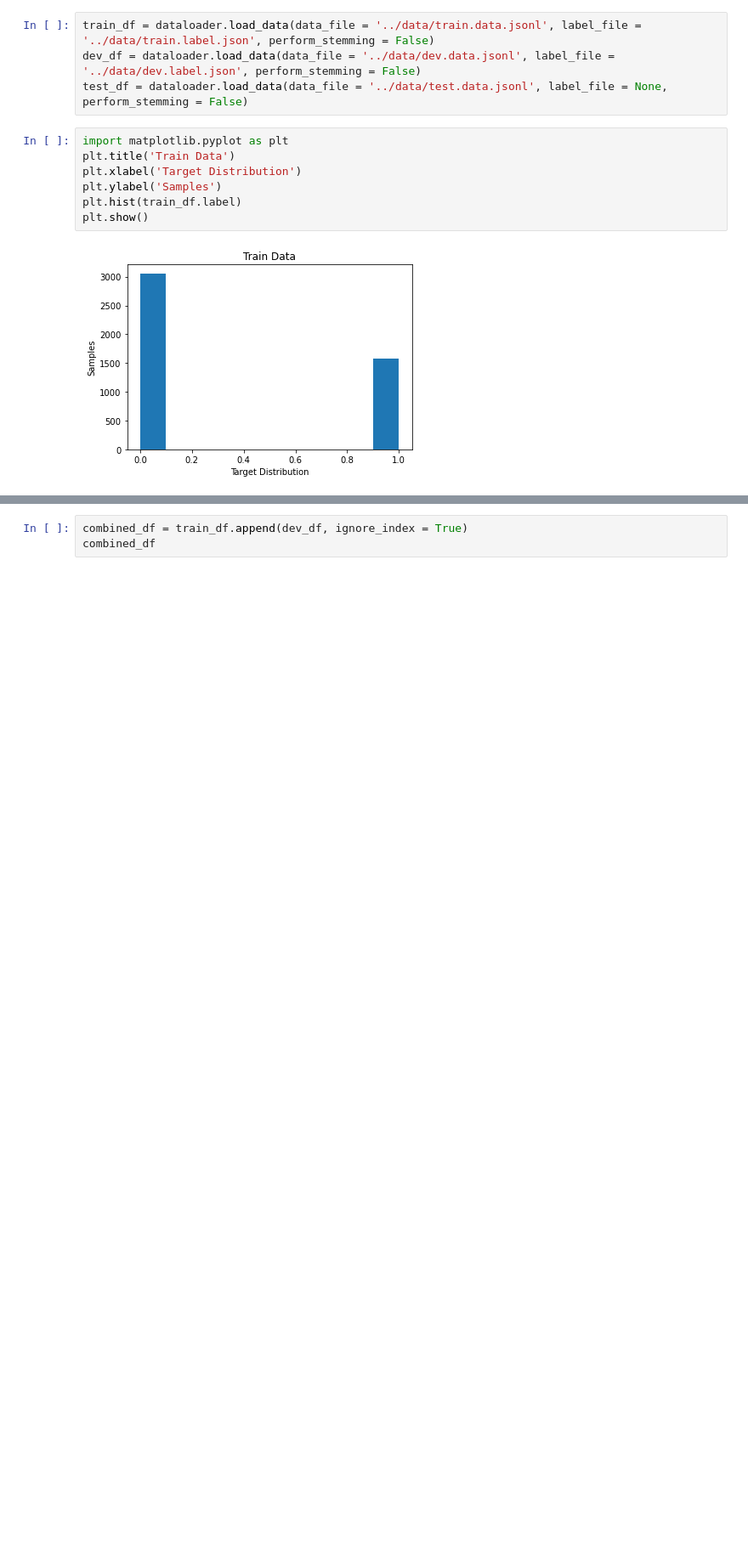
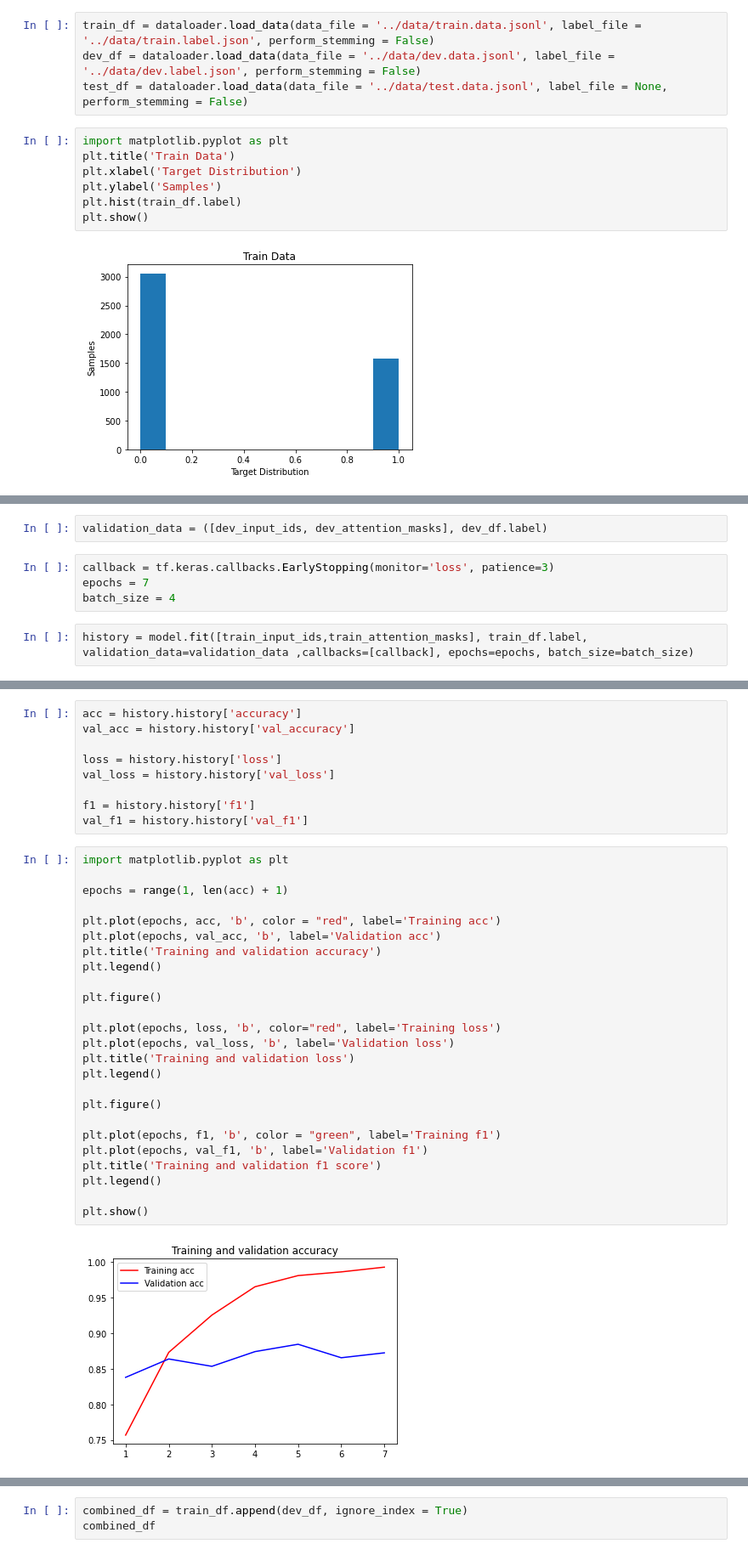
Before and after one commit to Bachfischer/COMP90042-Rumour-Detection-on-Twitter, a Jupyter notebook: src/01_rumour_detection_tf_with_huggingface_model_hub.ipynb, the cells around one changed output, grey strips where cells are left out. Shown: that part at 85% size. Drawn from its saved outputs; the diff is of its cells as text; blank space fills up the shorter version.

Commit message:
add latest model for tf with hugging face model hub

```diff
--- a/src/01_rumour_detection_tf_with_huggingface_model_hub.ipynb
+++ b/src/01_rumour_detection_tf_with_huggingface_model_hub.ipynb
@@ -23,0 +191,8 @@ plt.show()
+# %%
+validation_data = ([dev_input_ids, dev_attention_masks], dev_df.label)
+# %%
+callback = tf.keras.callbacks.EarlyStopping(monitor='loss', patience=3)
+epochs = 7
+batch_size = 4
+# %%
+history = model.fit([train_input_ids,train_attention_masks], train_df.label, validation_data=validation_data ,callbacks=[callback], epochs=epochs, batch_size=batch_size)
@@ -23,0 +219,36 @@ plt.show()
+# %%
+acc = history.history['accuracy']
+val_acc = history.history['val_accuracy']
+
+loss = history.history['loss']
+val_loss = history.history['val_loss']
+
+f1 = history.history['f1']
+val_f1 = history.history['val_f1']
+# %%
+import matplotlib.pyplot as plt
+
+epochs = range(1, len(acc) + 1)
+
+plt.plot(epochs, acc, 'b', color = "red", label='Training acc')
+plt.plot(epochs, val_acc, 'b', label='Validation acc')
+plt.title('Training and validation accuracy')
+plt.legend()
+
+plt.figure()
+
+plt.plot(epochs, loss, 'b', color="red", label='Training loss')
+plt.plot(epochs, val_loss, 'b', label='Validation loss')
+plt.title('Training and validation loss')
+plt.legend()
+
+plt.figure()
+
+plt.plot(epochs, f1, 'b', color = "green", label='Training f1')
+plt.plot(epochs, val_f1, 'b', label='Validation f1')
+plt.title('Training and validation f1 score')
+plt.legend()
+
+plt.show()
+# %% [output]
+[figure, added]
```
Also changed, not shown: parts of 51 cells of this notebook.
